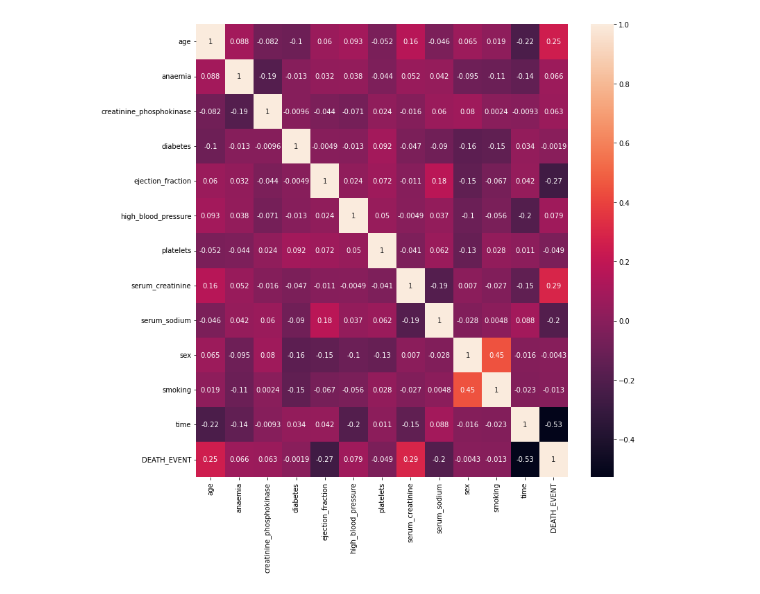
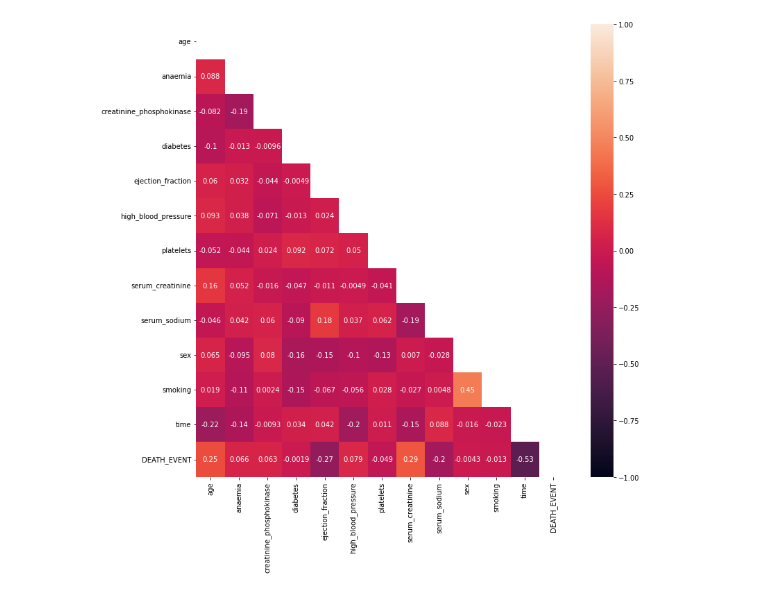
Before and after one commit to infoshareacademy/jdszr6-World-data-analysis, a Jupyter notebook: Projekt_ML/Projekt_ML_v2.ipynb, the cells around one changed output. Cells and saved outputs as stored; diff of their text form; code cells hidden in the pictures.

```diff
--- a/Projekt_ML/Projekt_ML_v2.ipynb
+++ b/Projekt_ML/Projekt_ML_v2.ipynb
@@ -33,9 +36,11 @@ df.head()
 | 4 | 65.0 | 1 | 160 | 1 | 20 | 0 | 327000.00 | ... |
 # %%
 plt.figure(figsize=(12,12))
-sns.heatmap(df.corr(), annot=True);
+mask = np.triu(np.ones_like(df.corr()), k=0)
+sns.heatmap(df.corr(), annot=True, mask = mask, vmin=-1., vmax=1.)
+pass
 # %% [output]
-[figure, old version]
+[figure, new version]
 # %%
 x = df.drop(columns='DEATH_EVENT')
 y = df['DEATH_EVENT']
```
Also changed, not shown: parts of 38 cells of this notebook, 5 other files.
